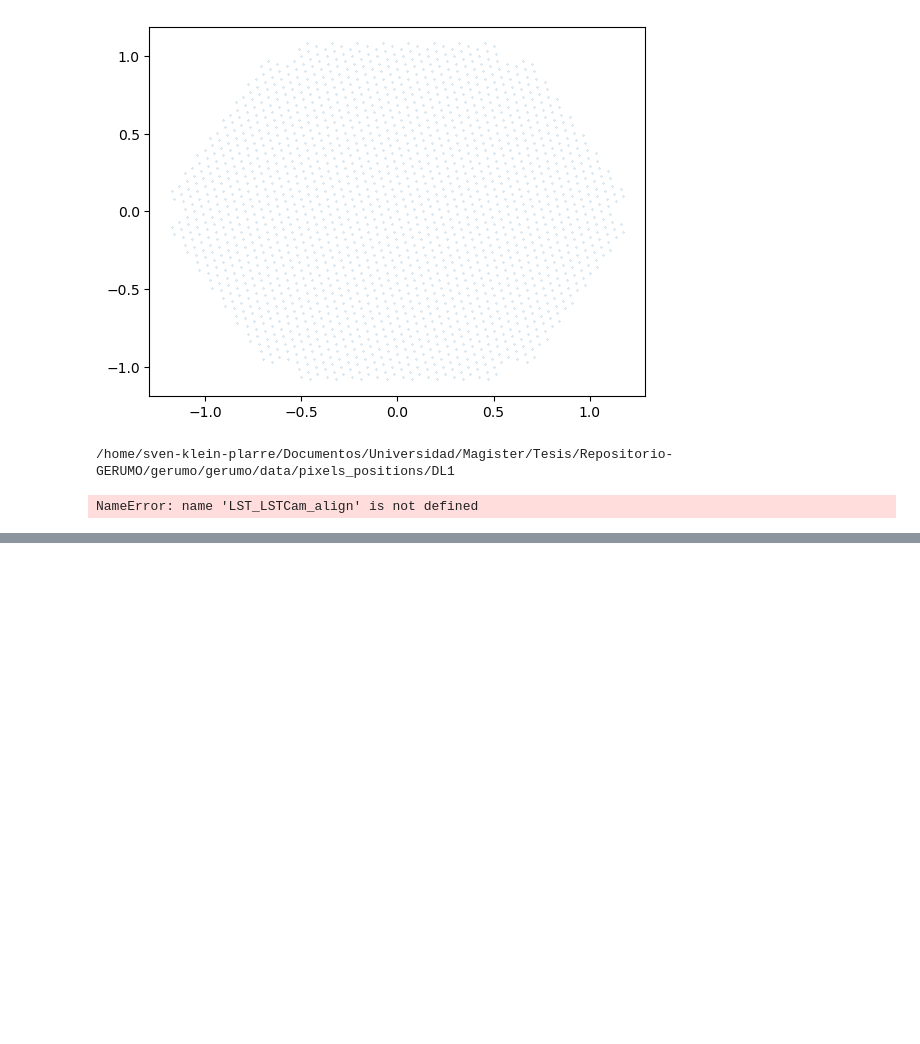
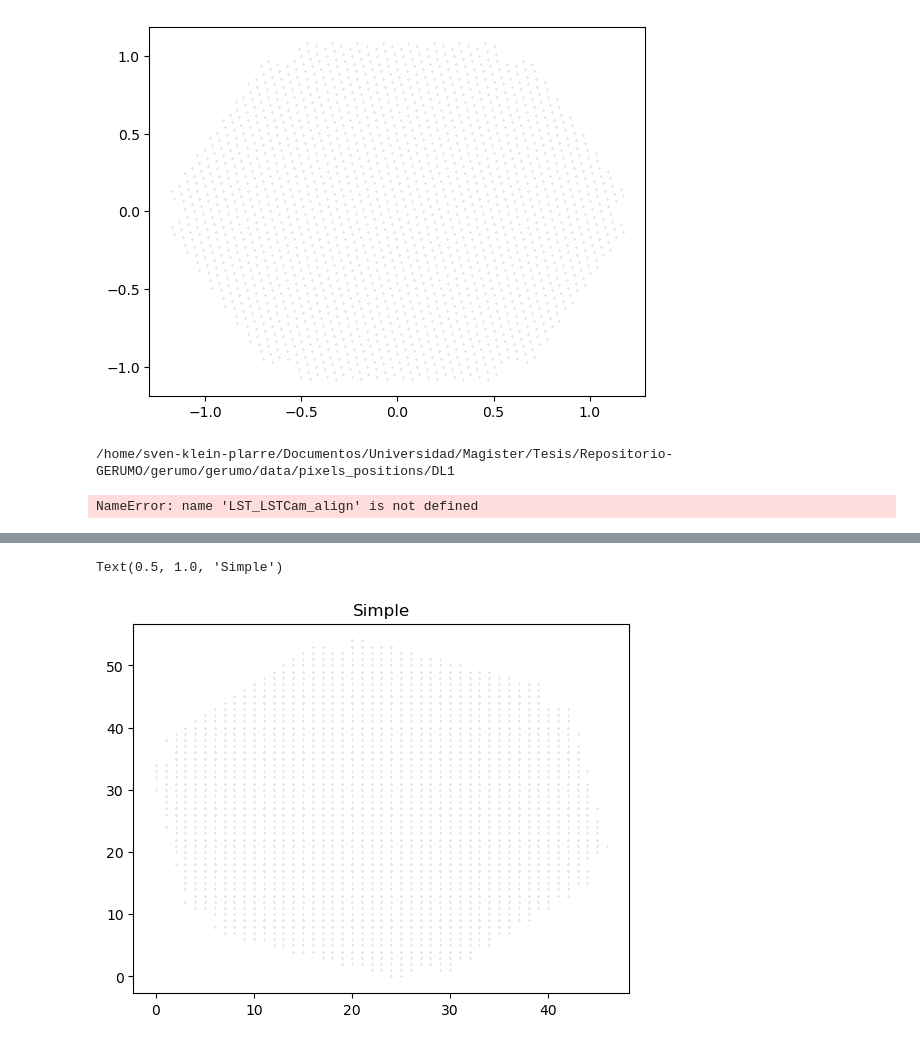
Before and after one commit to maray/gerumo, a Jupyter notebook: notebooks/Test_Sven_preprocesing.ipynb, the cells around one changed output, grey strips where cells are left out. Drawn from its saved outputs; the diff is of its cells as text; code cells hidden in the pictures; blank space fills up the shorter version.

```diff
--- a/notebooks/Test_Sven_preprocesing.ipynb
+++ b/notebooks/Test_Sven_preprocesing.ipynb
@@ -477,0 +495,8 @@ plt.scatter(load_x,load_y, s=a_1*10)
+# %%
+load_x_ML1_simple = load_data_ML1_LST_simple[0]
+load_y_ML1_simple = load_data_ML1_LST_simple[1]
+plt.scatter(load_x_ML1_simple,load_y_ML1_simple, s=a_1*10)
+plt.title("Simple")
+# %% [output]
+Text(0.5, 1.0, 'Simple')
+[figure, added]
```
Also changed, not shown: parts of 14 cells of this notebook, 32 other files.
